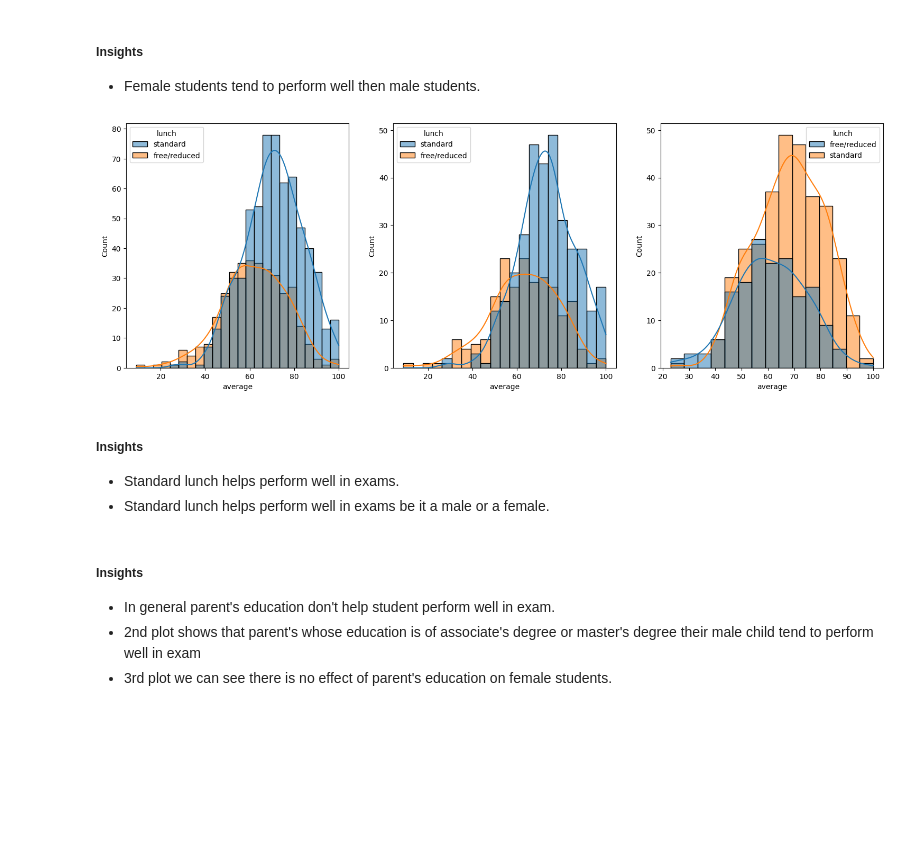
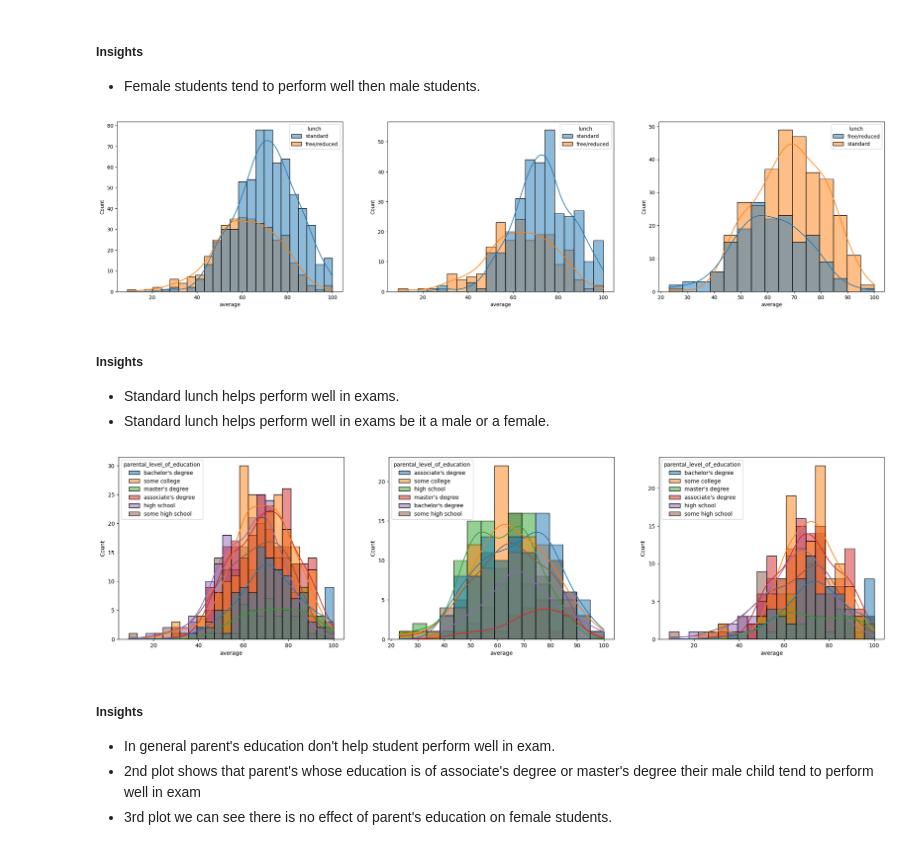
Before and after one commit to biswadip5143/mlproject, a Jupyter notebook: notebook/data/1 . EDA STUDENT PERFORMANCE .ipynb, the cells around one changed output. Cells and saved outputs as stored; diff of their text form; code cells hidden in the pictures; blank space fills up the shorter version.

```diff
--- a/notebook/data/1 . EDA STUDENT PERFORMANCE .ipynb
+++ b/notebook/data/1 . EDA STUDENT PERFORMANCE .ipynb
@@ -34,7 +34,7 @@ warnings.filterwarnings('ignore')
 # %% [markdown]
 #### Import the CSV Data as Pandas DataFrame
 # %%
-df = pd.read_csv('data/stud.csv')
+df = pd.read_csv(r'E:\Projects\mlproject\notebook\data\stud.csv')
 # %% [markdown]
 #### Show Top 5 Records
 # %%
@@ -206,6 +207,8 @@ df.head(2)
 # %%
 df['total score'] = df['math_score'] + df['reading_score'] + df['writing_score']
 df['average'] = df['total score']/3
+# round the average to 2 decimal places
+df['average'] = df['average'].round(2)
 df.head()
 # %% [output]
 |  | gender | race_ethnicity | parental_level_of_education | lunch | test_preparation_course | math_score | ... |
@@ -271,29 +274,31 @@ plt.show()
 #####  Insights
 - Female students tend to perform well then male students.
 # %%
-plt.subplots(1,3,figsize=(25,6))
-plt.subplot(141)
+plt.subplots(1,3,figsize=(27,6))
+plt.subplot(131)
 sns.histplot(data=df,x='average',kde=True,hue='lunch')
-plt.subplot(142)
+plt.subplot(132)
 sns.histplot(data=df[df.gender=='female'],x='average',kde=True,hue='lunch')
-plt.subplot(143)
+plt.subplot(133)
 sns.histplot(data=df[df.gender=='male'],x='average',kde=True,hue='lunch')
 plt.show()
 # %% [output]
-[figure, old version]
+[figure, new version]
 # %% [markdown]
 #####  Insights
 - Standard lunch helps perform well in exams.
 - Standard lunch helps perform well in exams be it a male or a female.
 # %%
 plt.subplots(1,3,figsize=(25,6))
-plt.subplot(141)
-ax =sns.histplot(data=df,x='average',kde=True,hue='parental level of education')
-plt.subplot(142)
-ax =sns.histplot(data=df[df.gender=='male'],x='average',kde=True,hue='parental level of education')
-plt.subplot(143)
-ax =sns.histplot(data=df[df.gender=='female'],x='average',kde=True,hue='parental level of education')
+plt.subplot(131)
+ax =sns.histplot(data=df,x='average',kde=True,hue='parental_level_of_education')
+plt.subplot(132)
+ax =sns.histplot(data=df[df.gender=='male'],x='average',kde=True,hue='parental_level_of_education')
+plt.subplot(133)
+ax =sns.histplot(data=df[df.gender=='female'],x='average',kde=True,hue='parental_level_of_education')
 plt.show()
+# %% [output]
+[figure, added]
 # %% [markdown]
 #####  Insights
 - In general parent's education don't help student perform well in exam.
```
Also changed, not shown: parts of 20 cells of this notebook, 6 other files.
